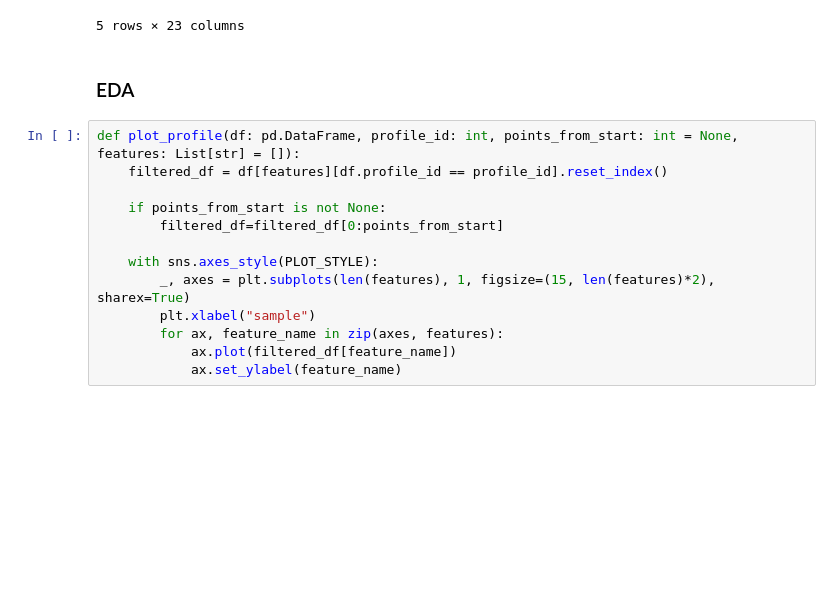
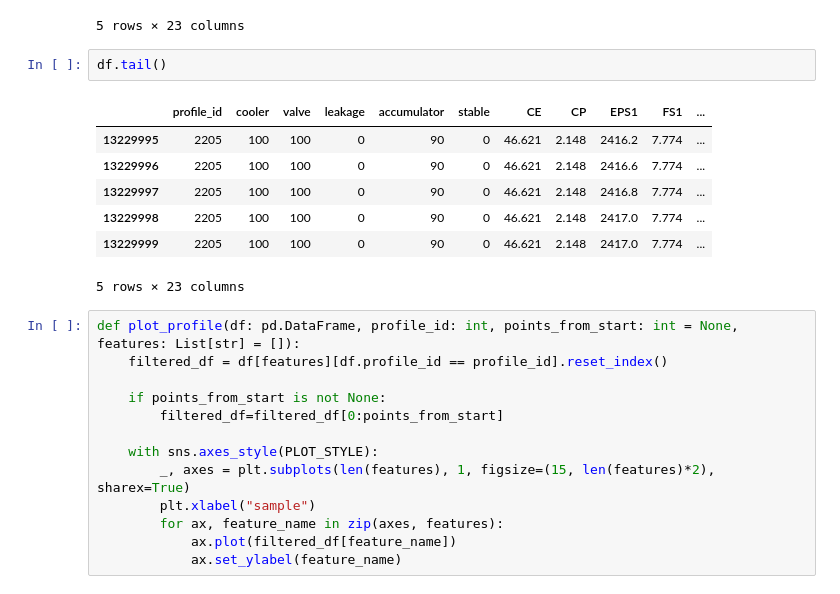
Before and after one commit to dimandms/hydraulic_monitoring, a Jupyter notebook: Hydraulic.ipynb, the cells around one changed output. Saved outputs shown, nothing was run; the diff lists cells and outputs as text; blank space fills up the shorter version.

```diff
--- a/Hydraulic.ipynb
+++ b/Hydraulic.ipynb
@@ -80,8 +84,16 @@ df.head()
 | 3 | 1 | 3 | 100 | 0 | 130 | 1 | 47.202 | 2.184 | 2411.6 | 8.99 | ... |
 | 4 | 1 | 3 | 100 | 0 | 130 | 1 | 47.202 | 2.184 | 2411.6 | 8.99 | ... |
 5 rows × 23 columns
-# %% [markdown]
-### EDA
+# %%
+df.tail()
+# %% [output]
+|  | profile_id | cooler | valve | leakage | accumulator | stable | CE | CP | EPS1 | FS1 | ... |
+| 13229995 | 2205 | 100 | 100 | 0 | 90 | 0 | 46.621 | 2.148 | 2416.2 | 7.774 | ... |
+| 13229996 | 2205 | 100 | 100 | 0 | 90 | 0 | 46.621 | 2.148 | 2416.6 | 7.774 | ... |
+| 13229997 | 2205 | 100 | 100 | 0 | 90 | 0 | 46.621 | 2.148 | 2416.8 | 7.774 | ... |
+| 13229998 | 2205 | 100 | 100 | 0 | 90 | 0 | 46.621 | 2.148 | 2417.0 | 7.774 | ... |
+| 13229999 | 2205 | 100 | 100 | 0 | 90 | 0 | 46.621 | 2.148 | 2417.0 | 7.774 | ... |
+5 rows × 23 columns
 # %%
 def plot_profile(df: pd.DataFrame, profile_id: int, points_from_start: int = None, features: List[str] = []):
     filtered_df = df[features][df.profile_id == profile_id].reset_index()
```
Also changed, not shown: parts of 3 cells of this notebook, 1 other file.
